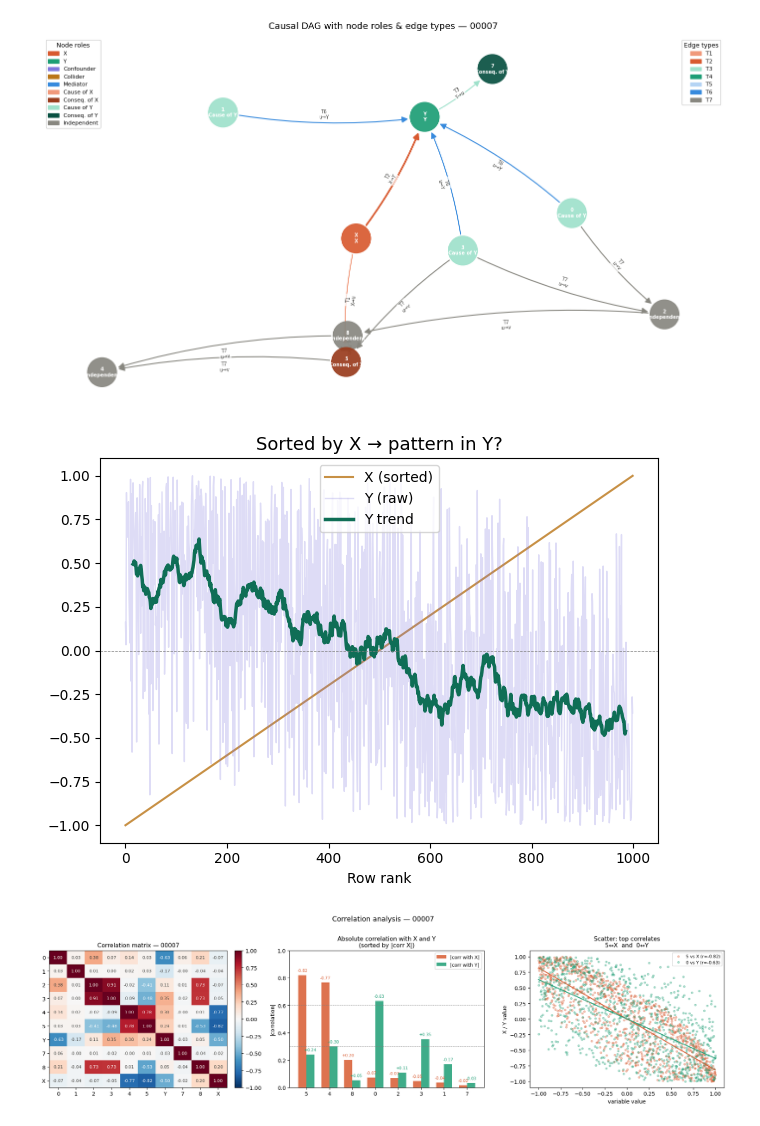
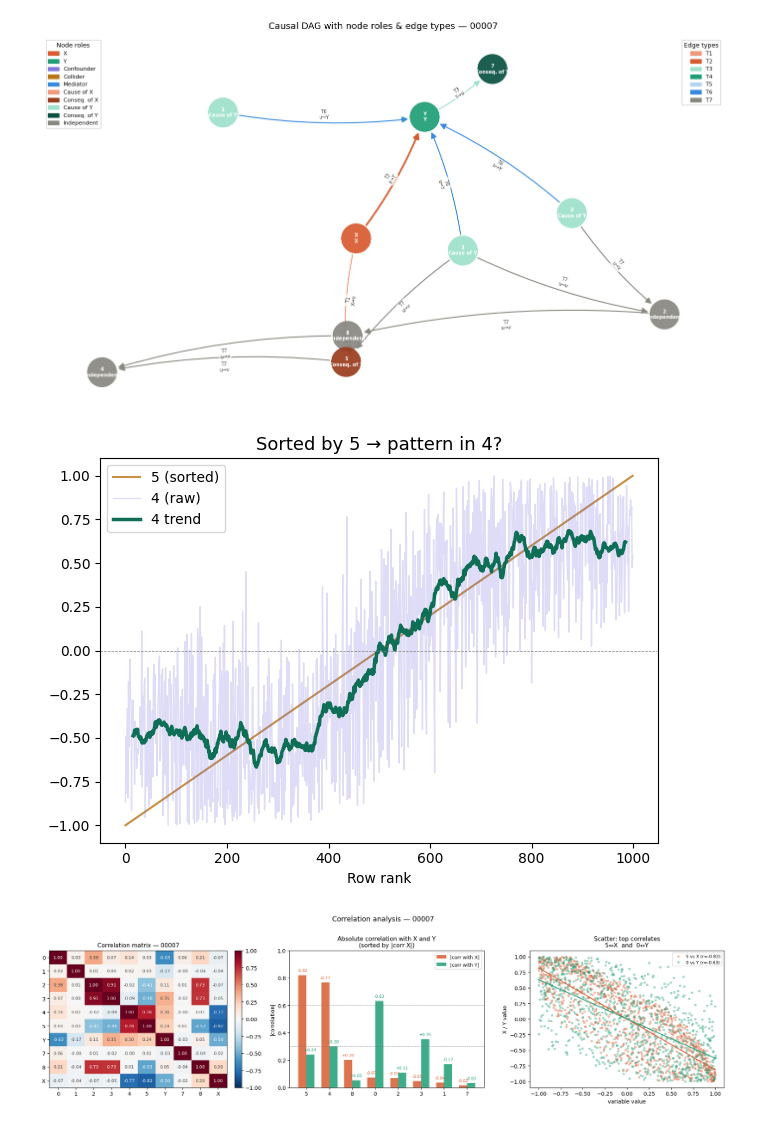
Before and after one commit to aqu4holic/Graduation-Thesis-BsC-2026, a Jupyter notebook: src/eda.ipynb, the cells around one changed output. Saved outputs shown, nothing was run; the diff lists cells and outputs as text; code cells hidden in the pictures.

```diff
--- a/src/eda.ipynb
+++ b/src/eda.ipynb
@@ -326,21 +339,22 @@ plt.show()
 [figure]
 # %%
 # --- 2. Sorted variable plot ---
-sort_var, compare_var = 'X', 'Y'
+sort_var, compare_var = '5', '4'
 df_sorted = sample_df.sort_values(by=sort_var).reset_index(drop=True)
 
 plt.plot(df_sorted[sort_var].values, alpha=0.8, label=f'{sort_var} (sorted)', lw=1.5, color='#BA7517')
 plt.plot(df_sorted[compare_var].values, alpha=0.25, label=f'{compare_var} (raw)', lw=1, color='#7F77DD')
+# plt.plot(df_sorted[sort_var], df_sorted[compare_var], alpha=0.25,)
 plt.plot(df_sorted[compare_var].rolling(30, center=True).mean().values,
              label=f'{compare_var} trend', lw=2.5, color='#0F6E56')
 plt.axhline(0, color='gray', lw=0.5, ls='--')
 plt.title(f'Sorted by {sort_var} → pattern in {compare_var}?', fontsize=13)
 plt.legend(fontsize=10)
 plt.xlabel('Row rank')
 plt.tight_layout()
 plt.show()
 # %% [output]
-[figure, old version]
+[figure, new version]
 # %%
 # ── Correlation section ───────────────────────────────────────────────────────
 import numpy as np
```
Also changed, not shown: parts of 6 cells of this notebook, 34 other files.
